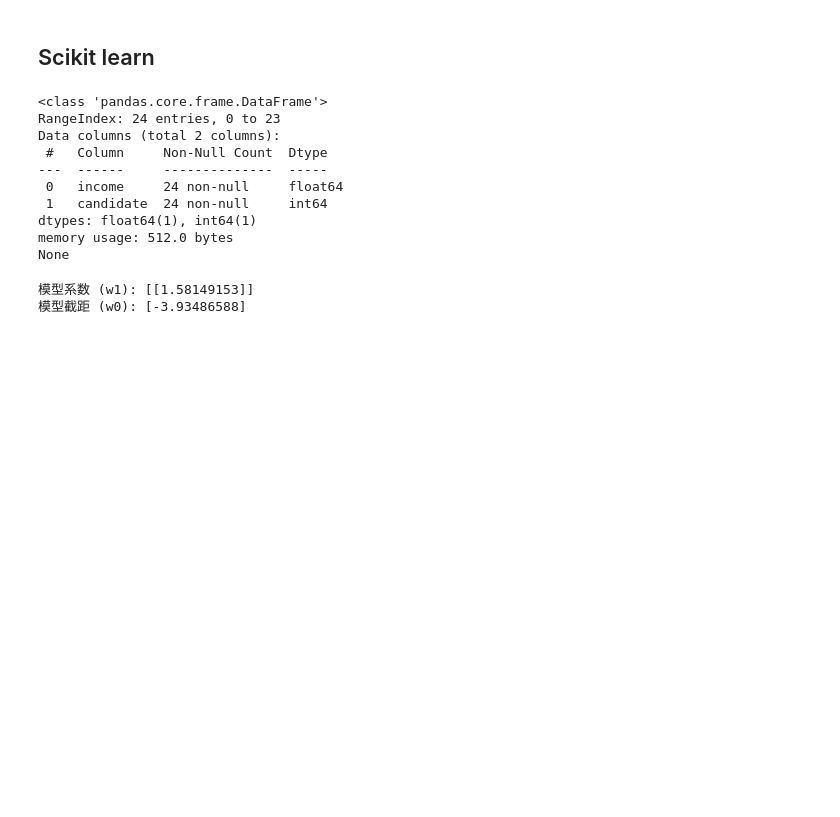
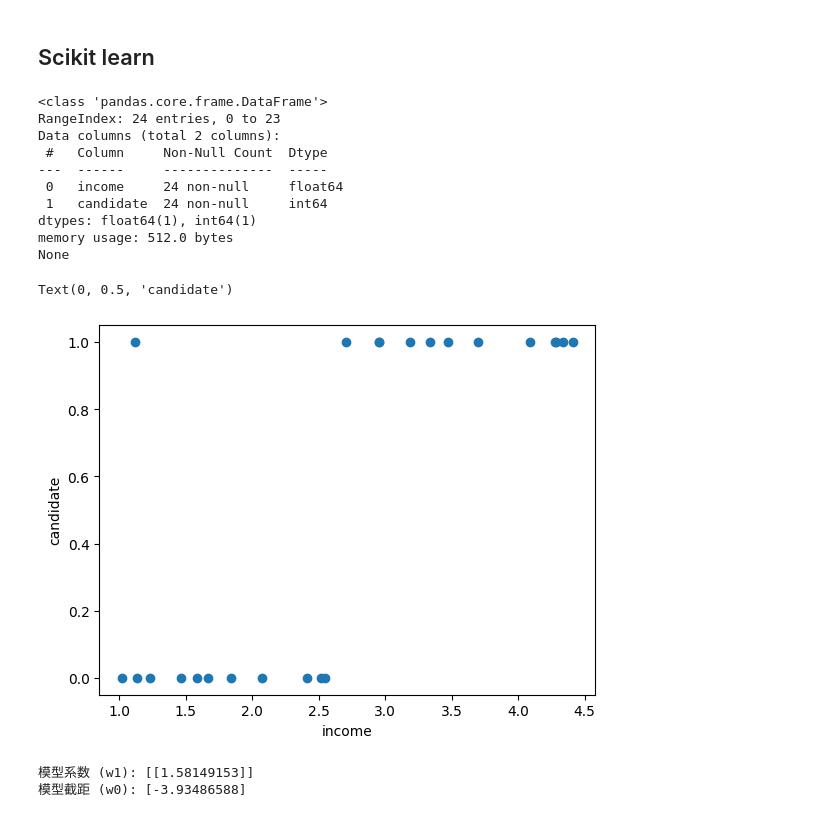
Before and after one commit to Pokemongle/ubc_ml, a Jupyter notebook: tutorial_code/lec4/lec4.ipynb, the cells around one changed output. Saved outputs shown, nothing was run; the diff lists cells and outputs as text; code cells hidden in the pictures; blank space fills up the shorter version.

```diff
--- a/tutorial_code/lec4/lec4.ipynb
+++ b/tutorial_code/lec4/lec4.ipynb
@@ -102,24 +122,32 @@ from sklearn import linear_model
 # %%
 df = pd.read_csv('voters.csv')
 
 # 打印数据框信息，确认数据
 print(df.info())
 
 # 准备特征 X 和目标 y
 # scikit-learn 要求特征 X 是一个二维数组
-X = df[['income']]
+x = df['income']
+x = np.array(x).reshape(-1,1)
 y = df['candidate']
+y = np.array(y).reshape(-1,1)
+
+plt.scatter(x,y)
+plt.xlabel('income')
+plt.ylabel('candidate')
 # %% [output]
 <class 'pandas.core.frame.DataFrame'>
 RangeIndex: 24 entries, 0 to 23
 Data columns (total 2 columns):
  #   Column     Non-Null Count  Dtype
 ---  ------     --------------  -----
  0   income     24 non-null     float64
  1   candidate  24 non-null     int64
 dtypes: float64(1), int64(1)
 memory usage: 512.0 bytes
 None
+Text(0, 0.5, 'candidate')
+[figure, added]
 # %%
 # 初始化一个逻辑回归模型
 log_regress = linear_model.LogisticRegression()
```
Also changed, not shown: parts of 6 cells of this notebook, 6 other files.
